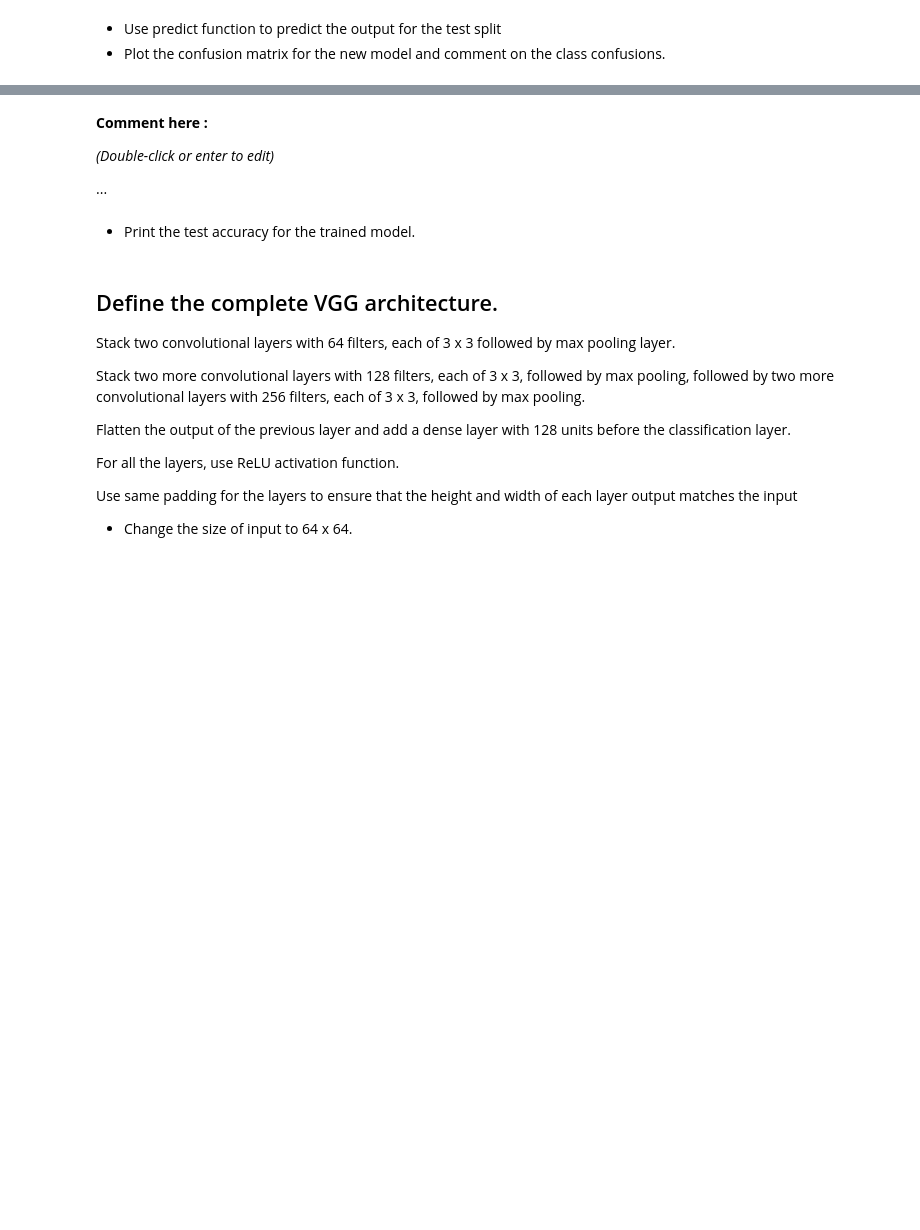
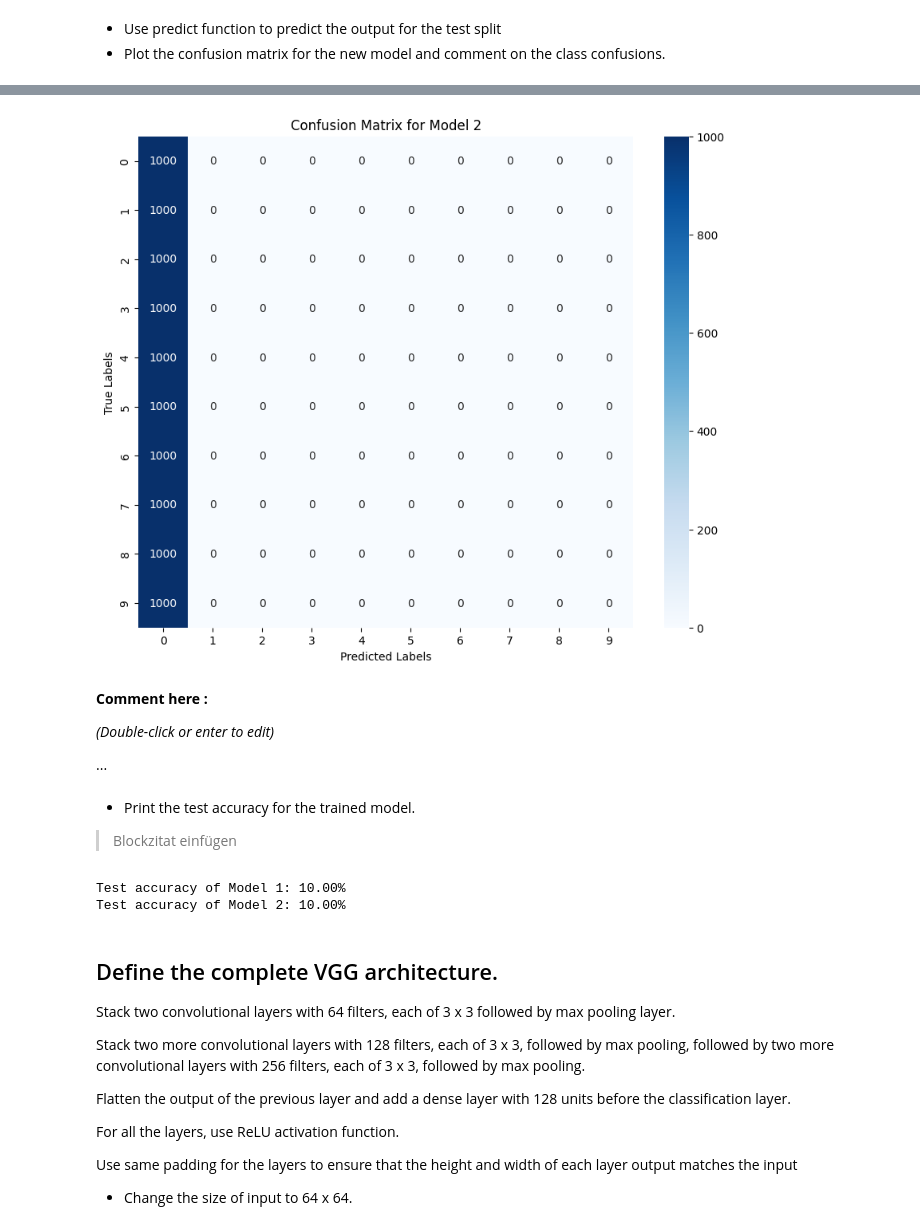
Before and after one commit to ironhack-labs/lab-image-classification-using-convolutional-neural-networks, a Jupyter notebook: main.ipynb, the cells around one changed output, grey strips where cells are left out. Drawn from its saved outputs; the diff is of its cells as text; code cells hidden in the pictures; blank space fills up the shorter version.

```diff
--- a/main.ipynb
+++ b/main.ipynb
@@ -208,0 +478,27 @@ clear_session()
+# %%
+import numpy as np
+import matplotlib.pyplot as plt
+from sklearn.metrics import confusion_matrix
+import seaborn as sns
+from tensorflow.keras.utils import to_categorical
+
+
+# Your code here :
+# Use the predict function on the test set
+y_pred = model2.predict(x_test)  # Assuming you're using the second model
+y_pred_classes = np.argmax(y_pred, axis=1)  # Convert predictions to class labels
+
+# Convert y_test back to class labels (from one-hot encoding)
+y_test_classes = np.argmax(y_test, axis=1)
+
+# Generate the confusion matrix
+conf_matrix = confusion_matrix(y_test_classes, y_pred_classes)
+
+# Plot the confusion matrix
+plt.figure(figsize=(10, 8))
+sns.heatmap(conf_matrix, annot=True, fmt='d', cmap='Blues', xticklabels=range(10), yticklabels=range(10))
+plt.title('Confusion Matrix for Model 2')
+plt.xlabel('Predicted Labels')
+plt.ylabel('True Labels')
+plt.show()
+# %% [output]
@@ -209,3 +506,4 @@ clear_session()
+[figure, added]
 # %% [markdown]
 **Comment here :**
 
@@ -214,3 +512,5 @@ clear_session()
 ...
 # %% [markdown]
 *    Print the test accuracy for the trained model.
+
+> Blockzitat einfügen
@@ -219,3 +517,14 @@ clear_session()
+# %%
+# Your code here :
+test_loss1, test_acc1 = model1.evaluate(x_test, y_test, verbose=0)
+print(f"Test accuracy of Model 1: {test_acc1 * 100:.2f}%")
+
+# Evaluate the second model on the test data
+test_loss2, test_acc2 = model2.evaluate(x_test, y_test, verbose=0)
+print(f"Test accuracy of Model 2: {test_acc2 * 100:.2f}%")
+# %% [output]
+Test accuracy of Model 1: 10.00%
+Test accuracy of Model 2: 10.00%
 # %% [markdown]
 ## Define the complete VGG architecture.
 
```
Also changed, not shown: parts of 22 cells of this notebook.
